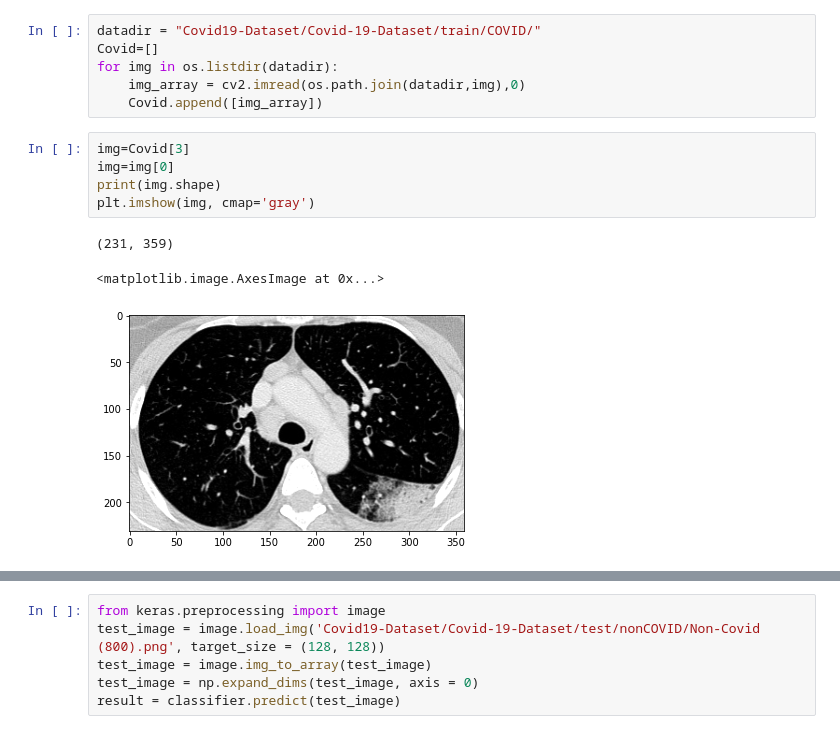
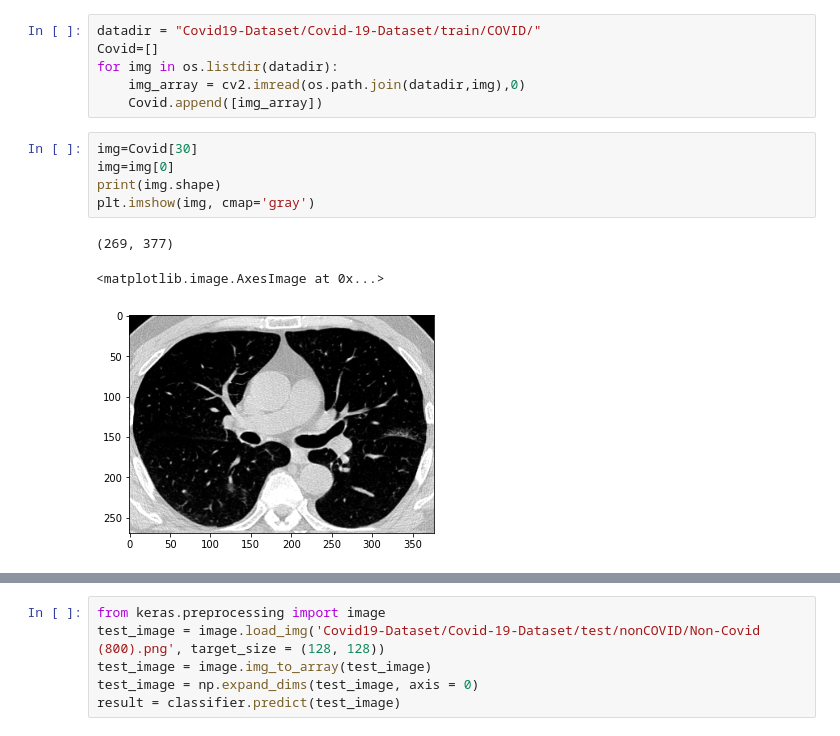
Before and after one commit to mohammadakradi/Covid-19, a Jupyter notebook: CNN-V1.ipynb, the cells around one changed output, grey strips where cells are left out. Cells and saved outputs as stored; diff of their text form.

```diff
--- a/CNN-V1.ipynb
+++ b/CNN-V1.ipynb
@@ -24,14 +24,14 @@ for img in os.listdir(datadir):
     img_array = cv2.imread(os.path.join(datadir,img),0)
     Covid.append([img_array])
 # %%
-img=Covid[3]
+img=Covid[30]
 img=img[0]
 print(img.shape)
 plt.imshow(img, cmap='gray')
 # %% [output]
-(231, 359)
+(269, 377)
 <matplotlib.image.AxesImage at 0x...>
-[figure, old version]
+[figure, new version]
 # %%
 from keras.models import Sequential
 from keras.layers import Conv2D
```
Also changed, not shown: parts of 5 cells of this notebook.
